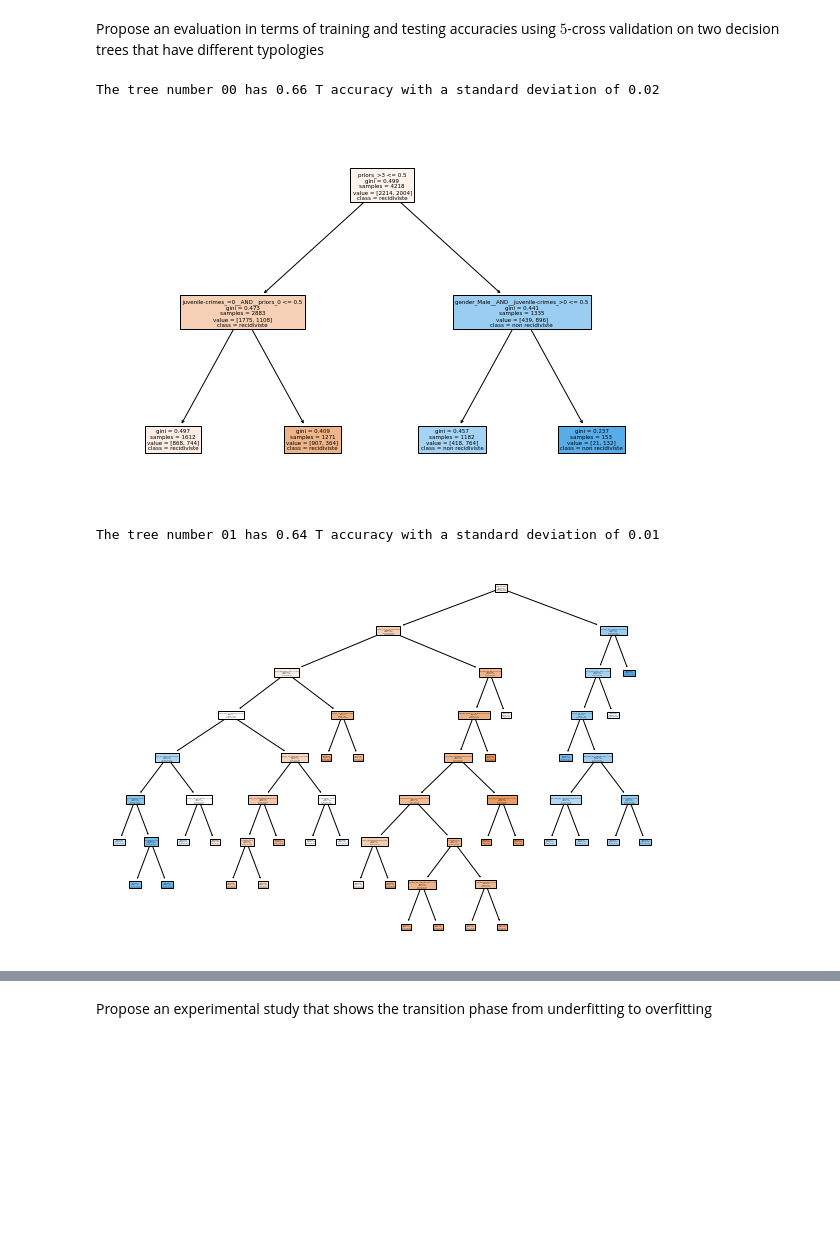
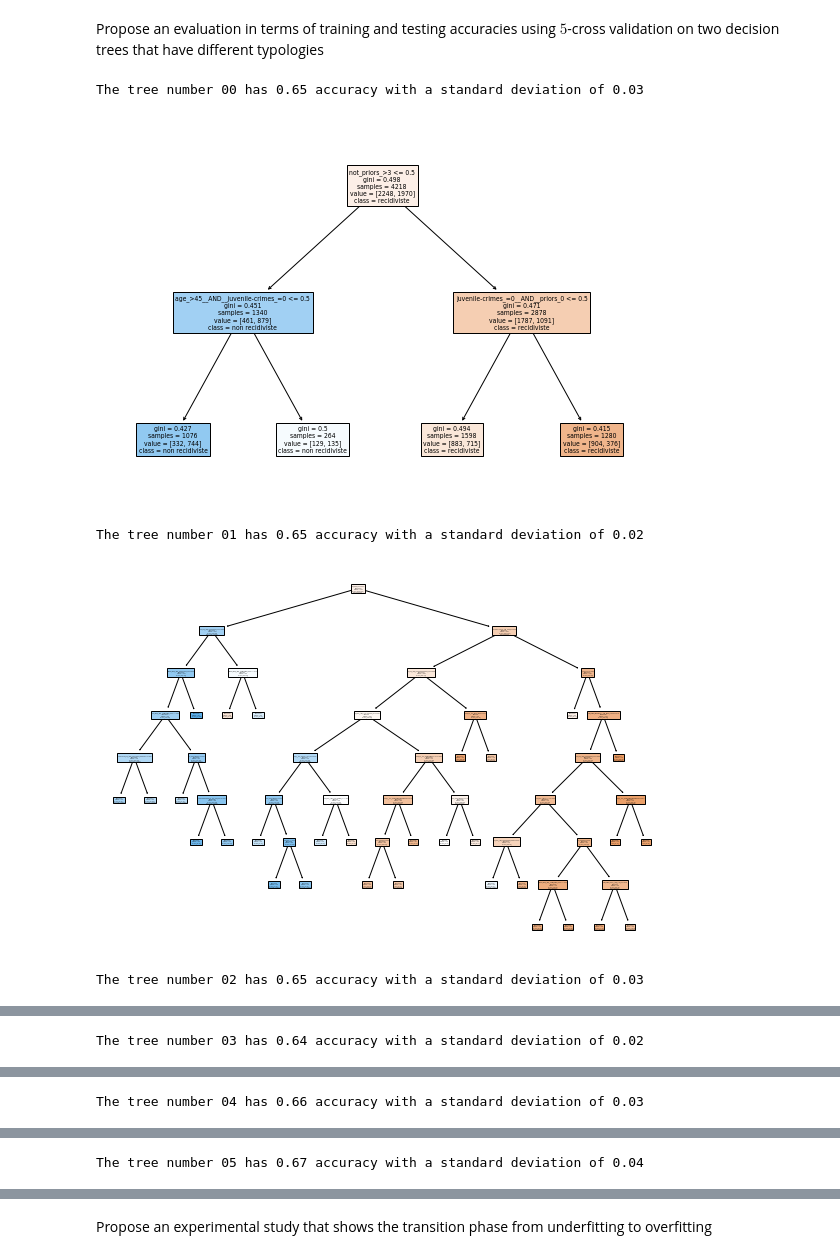
Before and after one commit to Vatosoa285/TP_ML, a Jupyter notebook: lab_1/renduLab1.ipynb, the cells around one changed output, grey strips where cells are left out. Drawn from its saved outputs; the diff is of its cells as text; code cells hidden in the pictures; blank space fills up the shorter version.

```diff
--- a/lab_1/renduLab1.ipynb
+++ b/lab_1/renduLab1.ipynb
@@ -88,24 +92,25 @@ nbTree = len(treesParmeters)
 # %%
 for i in range (nbTree) :
     parameters= treesParmeters[i]
     clf = tree.DecisionTreeClassifier(
         splitter=parameters['splitter'],
         max_depth =parameters['max_depth'],
         min_samples_leaf =parameters['min_samples_leaf']
     )
-    X_train, X_test, y_train, y_test = train_test_split(train_examples, train_labels, test_size=0.2, random_state=42)
+    X_train, X_test, y_train, y_test = train_test_split(train_examples, train_labels, test_size=0.2, random_state=1)
 
     clf = clf.fit(X_train, y_train)
-    scores = cross_val_score(clf, X_test, y_test, cv=2)
-    print("The tree number %0.2i has %0.2f T accuracy with a standard deviation of %0.2f" % (i,scores.mean(), scores.std()))
+    scores = cross_val_score(clf, X_test, y_test, cv=5)
+    print("The tree number %0.2i has %0.2f accuracy with a standard deviation of %0.2f" % (i,scores.mean(), scores.std()))
     plt.figure(figsize=(10,7))
     tree.plot_tree(clf,
                        feature_names= (features),
                        class_names= ("recidiviste", "non recidiviste"),
                        filled=True)
     plt.show()
 # %% [output]
-The tree number 00 has 0.66 T accuracy with a standard deviation of 0.02
+The tree number 00 has 0.65 accuracy with a standard deviation of 0.03
-[figure, old version]
+[figure, new version]
-The tree number 01 has 0.64 T accuracy with a standard deviation of 0.01
+The tree number 01 has 0.65 accuracy with a standard deviation of 0.02
-[figure, old version]
+[figure, new version]
+The tree number 02 has 0.65 accuracy with a standard deviation of 0.03
@@ -111,0 +118 @@ The tree number 01 has 0.64 T accuracy with a standard deviation of 0.01
+The tree number 03 has 0.64 accuracy with a standard deviation of 0.02
@@ -111,0 +120 @@ The tree number 01 has 0.64 T accuracy with a standard deviation of 0.01
+The tree number 04 has 0.66 accuracy with a standard deviation of 0.03
@@ -111,0 +122 @@ The tree number 01 has 0.64 T accuracy with a standard deviation of 0.01
+The tree number 05 has 0.67 accuracy with a standard deviation of 0.04
```
Also changed, not shown: parts of 9 cells of this notebook, 2 other files.
